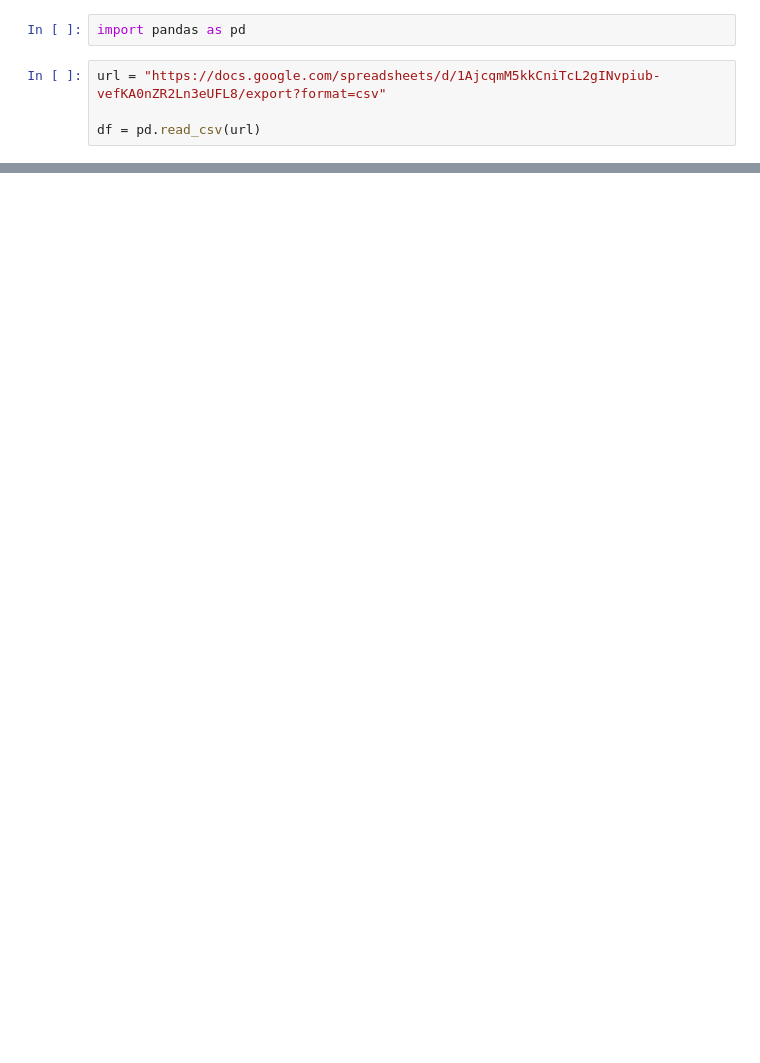
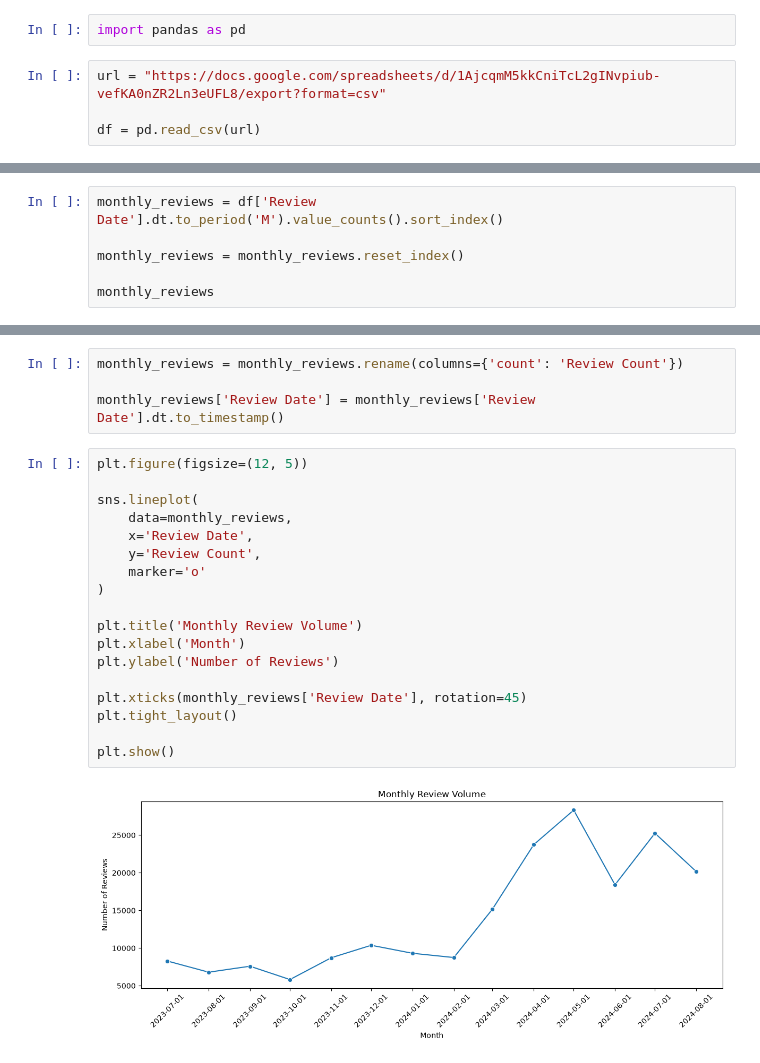
Before and after one commit to NeoTox419/chatgpt-review-analysis, a Jupyter notebook: chatgpt_analysis.ipynb, the cells around one changed output, grey strips where cells are left out. Saved outputs shown, nothing was run; the diff lists cells and outputs as text; blank space fills up the shorter version.

```diff
--- a/chatgpt_analysis.ipynb
+++ b/chatgpt_analysis.ipynb
@@ -33,0 +114,6 @@ np.int64(2511)
+# %%
+monthly_reviews = df['Review Date'].dt.to_period('M').value_counts().sort_index()
+
+monthly_reviews = monthly_reviews.reset_index()
+
+monthly_reviews
@@ -33,0 +136,24 @@ np.int64(2511)
+# %%
+monthly_reviews = monthly_reviews.rename(columns={'count': 'Review Count'})
+
+monthly_reviews['Review Date'] = monthly_reviews['Review Date'].dt.to_timestamp()
+# %%
+plt.figure(figsize=(12, 5))
+
+sns.lineplot(
+    data=monthly_reviews,
+    x='Review Date',
+    y='Review Count',
+    marker='o'
+)
+
+plt.title('Monthly Review Volume')
+plt.xlabel('Month')
+plt.ylabel('Number of Reviews')
+
+plt.xticks(monthly_reviews['Review Date'], rotation=45)
+plt.tight_layout()
+
+plt.show()
+# %% [output]
+[figure, added]
```
Also changed, not shown: parts of 11 cells of this notebook.
